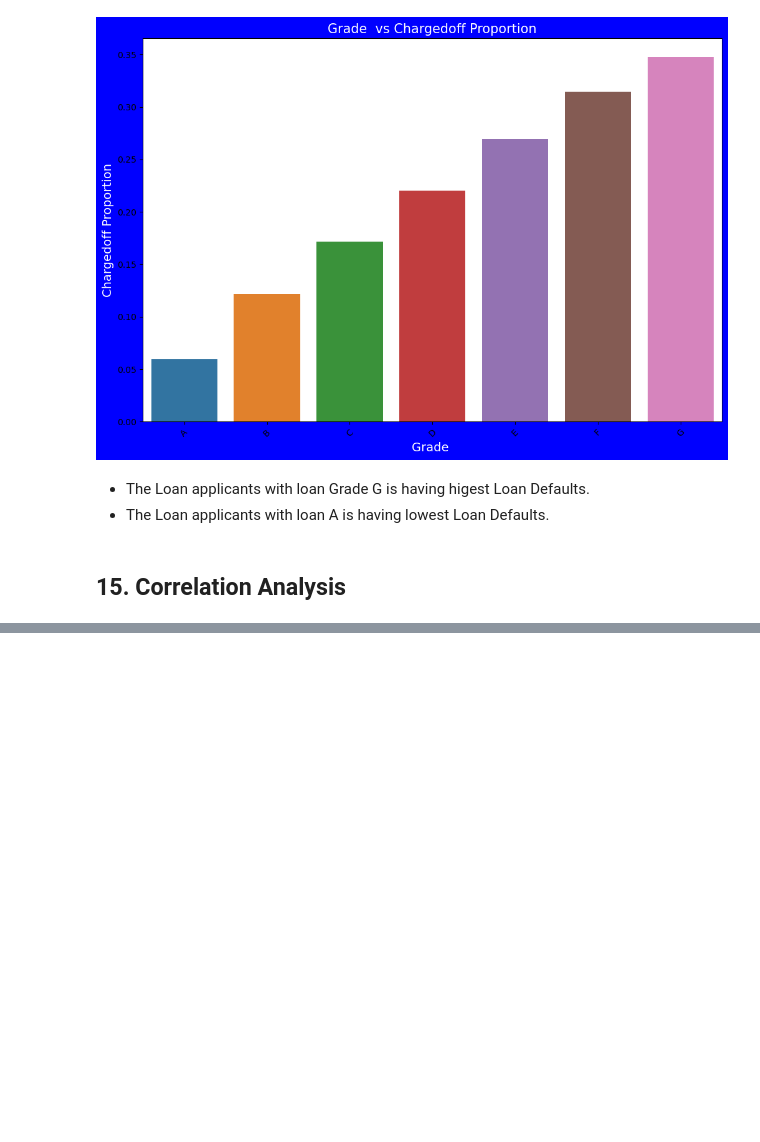
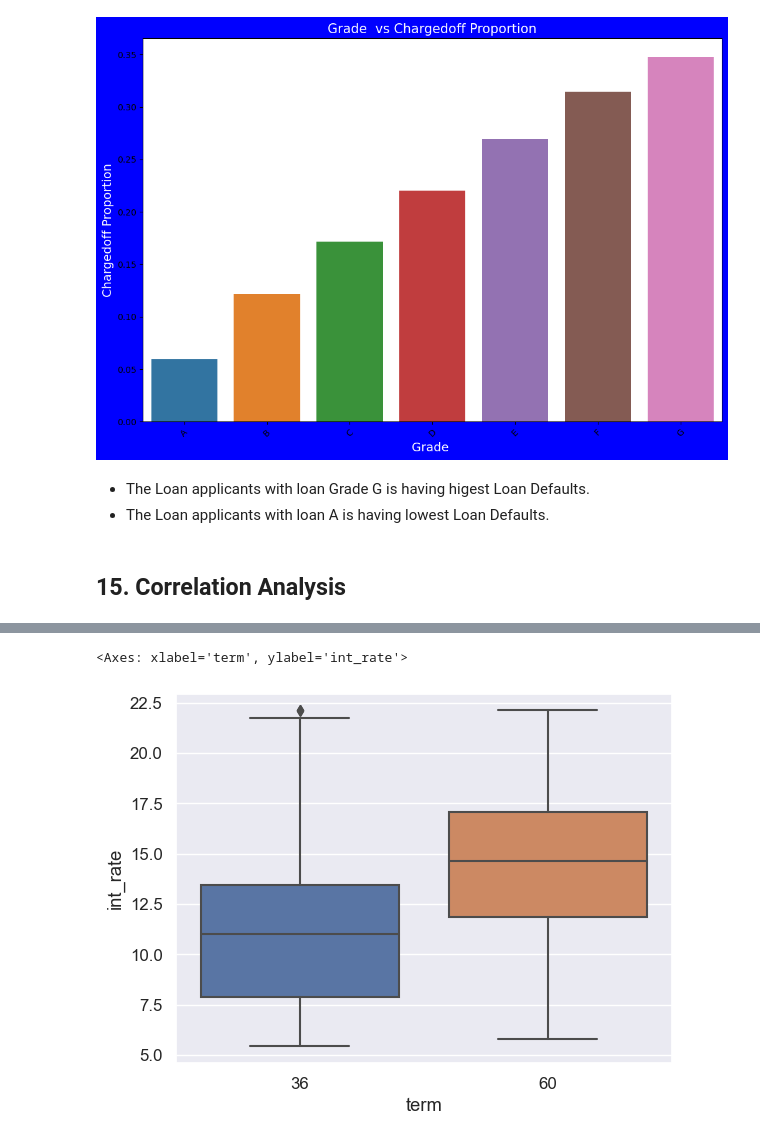
Before and after one commit to neginaresh/LendingClubCaseStudy, a Jupyter notebook: Naresh_Negi.ipynb, the cells around one changed output, grey strips where cells are left out. Drawn from its saved outputs; the diff is of its cells as text; code cells hidden in the pictures; blank space fills up the shorter version.

```diff
--- a/Naresh_Negi.ipynb
+++ b/Naresh_Negi.ipynb
@@ -1681,0 +1756,5 @@ plt.show()
+# %%
+sns.boxplot(x = 'term', y = 'int_rate', data=corr_loan)
+# %% [output]
+<Axes: xlabel='term', ylabel='int_rate'>
+[figure, added]
```
Also changed, not shown: parts of 9 cells of this notebook.
